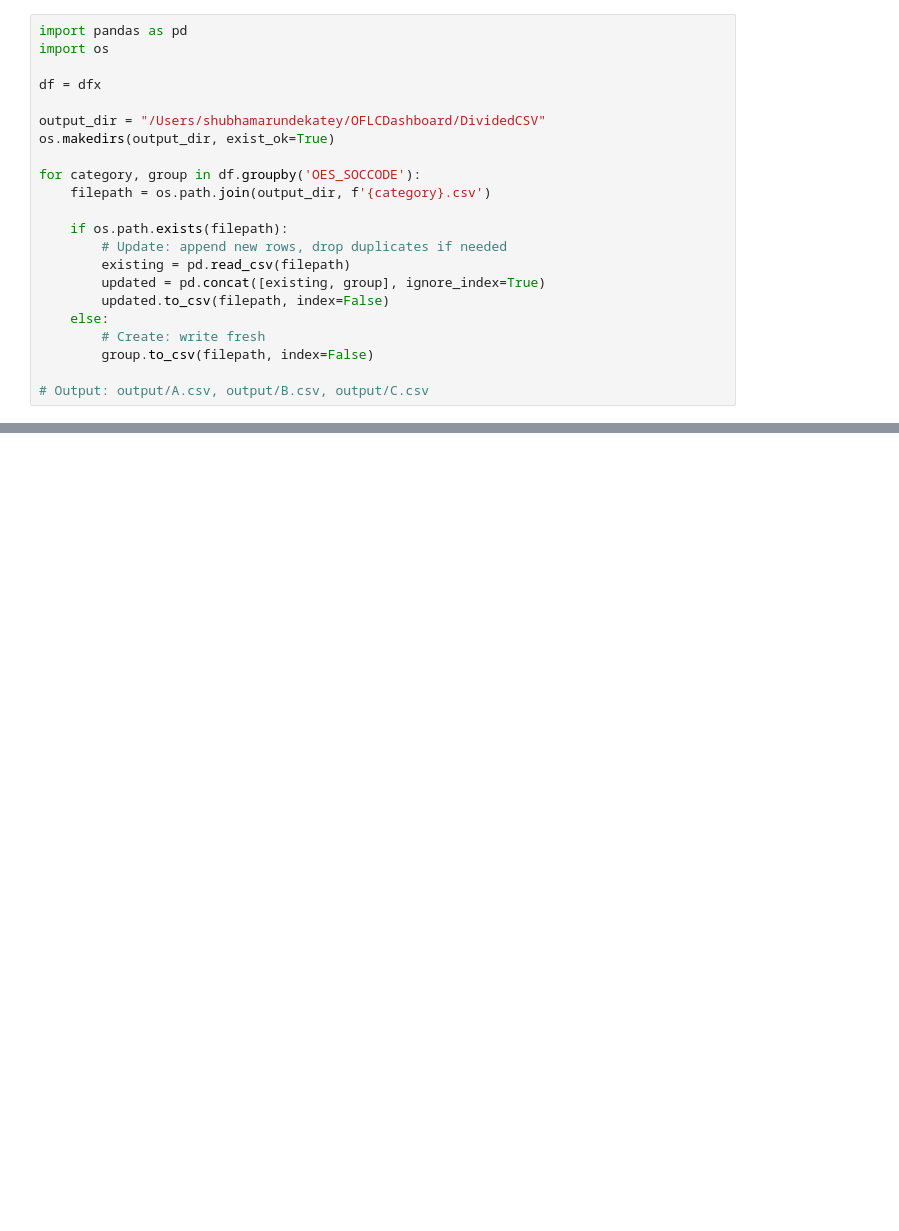
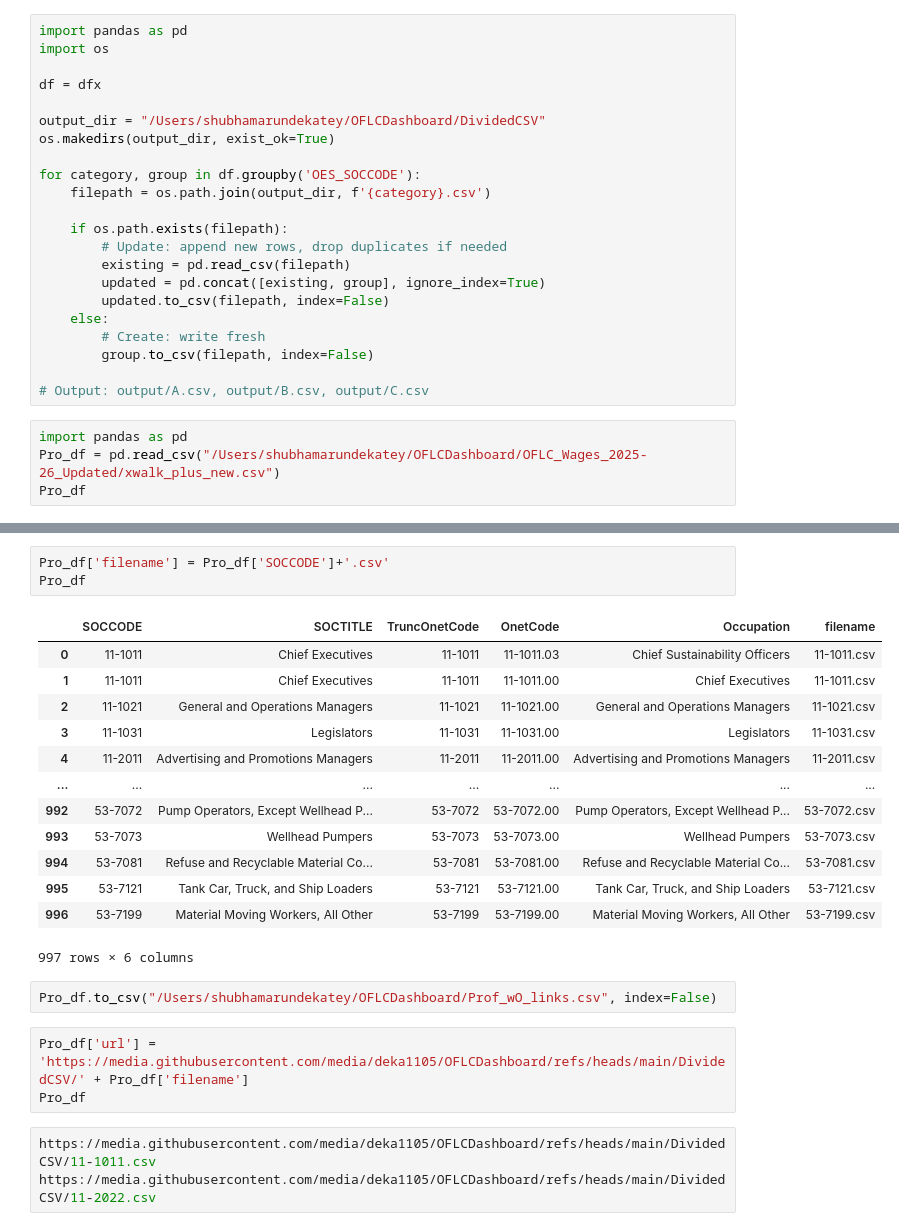
Before and after one commit to deka1105/OFLCDashboard, a Jupyter notebook: NoteBooks/OFLC_Mar06_2026.ipynb, the cells around one changed output, grey strips where cells are left out. Cells and saved outputs as stored; diff of their text form; blank space fills up the shorter version.

```diff
--- a/NoteBooks/OFLC_Mar06_2026.ipynb
+++ b/NoteBooks/OFLC_Mar06_2026.ipynb
@@ -261,3 +261,7 @@ for category, group in df.groupby('OES_SOCCODE'):
         group.to_csv(filepath, index=False)
 
 # Output: output/A.csv, output/B.csv, output/C.csv
+# %%
+import pandas as pd
+Pro_df = pd.read_csv("/Users/shubhamarundekatey/OFLCDashboard/OFLC_Wages_2025-26_Updated/xwalk_plus_new.csv")
+Pro_df
@@ -263,0 +282,25 @@ for category, group in df.groupby('OES_SOCCODE'):
+# %%
+Pro_df['filename'] = Pro_df['SOCCODE']+'.csv'
+Pro_df
+# %% [output]
+|  | SOCCODE | SOCTITLE | TruncOnetCode | OnetCode | Occupation | filename |
+| 0 | 11-1011 | Chief Executives | 11-1011 | 11-1011.03 | Chief Sustainability Officers | 11-1011.csv |
+| 1 | 11-1011 | Chief Executives | 11-1011 | 11-1011.00 | Chief Executives | 11-1011.csv |
+| 2 | 11-1021 | General and Operations Managers | 11-1021 | 11-1021.00 | General and Operations Managers | 11-1021.csv |
+| 3 | 11-1031 | Legislators | 11-1031 | 11-1031.00 | Legislators | 11-1031.csv |
+| 4 | 11-2011 | Advertising and Promotions Managers | 11-2011 | 11-2011.00 | Advertising and Promotions Managers | 11-2011.csv |
+| ... | ... | ... | ... | ... | ... | ... |
+| 992 | 53-7072 | Pump Operators, Except Wellhead P... | 53-7072 | 53-7072.00 | Pump Operators, Except Wellhead P... | 53-7072.csv |
+| 993 | 53-7073 | Wellhead Pumpers | 53-7073 | 53-7073.00 | Wellhead Pumpers | 53-7073.csv |
+| 994 | 53-7081 | Refuse and Recyclable Material Co... | 53-7081 | 53-7081.00 | Refuse and Recyclable Material Co... | 53-7081.csv |
+| 995 | 53-7121 | Tank Car, Truck, and Ship Loaders | 53-7121 | 53-7121.00 | Tank Car, Truck, and Ship Loaders | 53-7121.csv |
+| 996 | 53-7199 | Material Moving Workers, All Other | 53-7199 | 53-7199.00 | Material Moving Workers, All Other | 53-7199.csv |
+997 rows × 6 columns
+# %%
+Pro_df.to_csv("/Users/shubhamarundekatey/OFLCDashboard/Prof_wO_links.csv", index=False)
+# %%
+Pro_df['url'] = 'https://media.githubusercontent.com/media/deka1105/OFLCDashboard/refs/heads/main/DividedCSV/' + Pro_df['filename']
+Pro_df
+# %%
+https://media.githubusercontent.com/media/deka1105/OFLCDashboard/refs/heads/main/DividedCSV/11-1011.csv
+https://media.githubusercontent.com/media/deka1105/OFLCDashboard/refs/heads/main/DividedCSV/11-2022.csv
```
Also changed, not shown: parts of 1 cell of this notebook, 8 other files.
